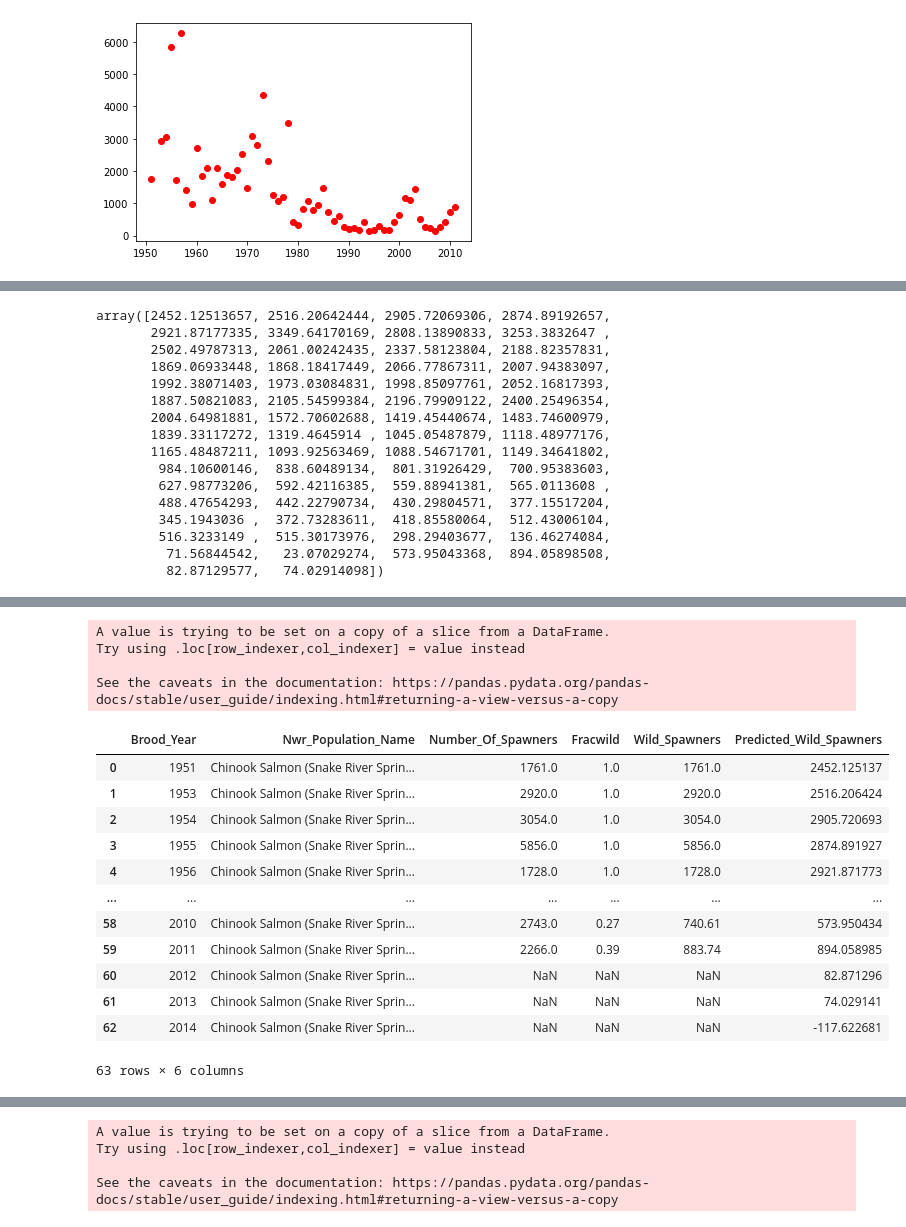
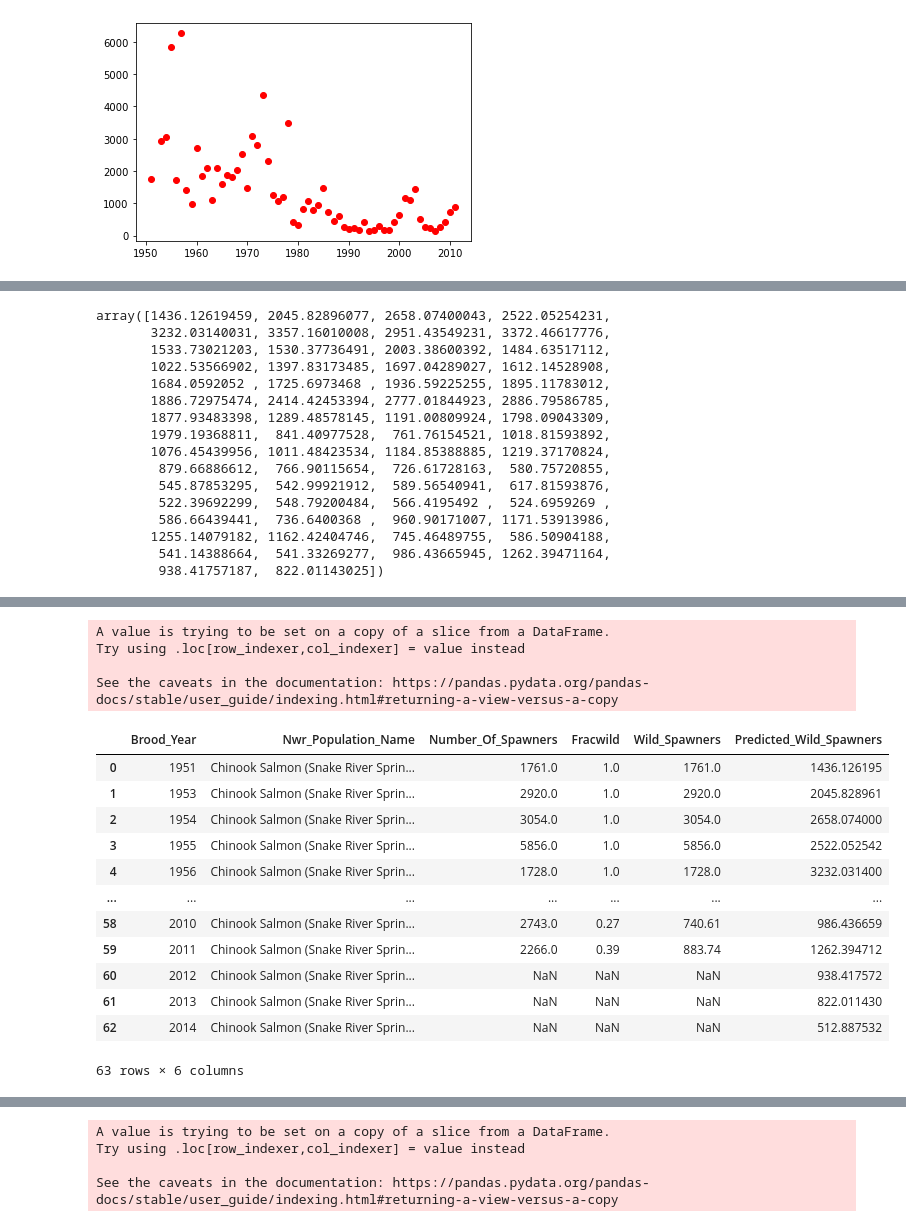
Before and after one commit to travorhouse12/Salmon_Analysis, a Jupyter notebook: salmon_ml_linear_model_ws.ipynb, the cells around one changed output, grey strips where cells are left out. Cells and saved outputs as stored; diff of their text form; code cells hidden in the pictures.

```diff
--- a/salmon_ml_linear_model_ws.ipynb
+++ b/salmon_ml_linear_model_ws.ipynb
@@ -78,7 +78,7 @@ plt.show()
 # %%
 # Create our Feature for target_df
 # X = scaled_target_df[['Wild_Spawners_Prev_Yr_Sc', 'Wild_Spawners_Two_Yrs_Prior_Sc', 'Wild_Spawners_Three_Yrs_Prior_Sc']]
-X = target_df[['Brood_Year', 'Wild_Spawners_Prev_Yr', 'Wild_Spawners_Two_Yrs_Prior', 'Wild_Spawners_Three_Yrs_Prior']]
+X = target_df[['Wild_Spawners_Prev_Yr', 'Wild_Spawners_Two_Yrs_Prior', 'Wild_Spawners_Three_Yrs_Prior']]
 # Create our Target
 y = target_df['Wild_Spawners']
 # %%
@@ -190,27 +190,27 @@ target_df.tail()
 | 61 | 2013 | Chinook Salmon (Snake River Sprin... | NaN | NaN | NaN | 109.56 | ... |
 # %%
 # Create our Feature for prediction
-X_predict =  target_df[['Brood_Year', 'Wild_Spawners_Prev_Yr', 'Wild_Spawners_Two_Yrs_Prior', 'Wild_Spawners_Three_Yrs_Prior']]
+X_predict =  target_df[['Wild_Spawners_Prev_Yr', 'Wild_Spawners_Two_Yrs_Prior', 'Wild_Spawners_Three_Yrs_Prior']]
 
 predictions_2013 = l_regr.predict(X_predict)
 predictions_2013
 # %% [output]
-array([2452.12513657, 2516.20642444, 2905.72069306, 2874.89192657,
-       2921.87177335, 3349.64170169, 2808.13890833, 3253.3832647 ,
-       2502.49787313, 2061.00242435, 2337.58123804, 2188.82357831,
-       1869.06933448, 1868.18417449, 2066.77867311, 2007.94383097,
-       1992.38071403, 1973.03084831, 1998.85097761, 2052.16817393,
-       1887.50821083, 2105.54599384, 2196.79909122, 2400.25496354,
-       2004.64981881, 1572.70602688, 1419.45440674, 1483.74600979,
-       1839.33117272, 1319.4645914 , 1045.05487879, 1118.48977176,
-       1165.48487211, 1093.92563469, 1088.54671701, 1149.34641802,
-        984.10600146,  838.60489134,  801.31926429,  700.95383603,
-        627.98773206,  592.42116385,  559.88941381,  565.0113608 ,
-        488.47654293,  442.22790734,  430.29804571,  377.15517204,
-        345.1943036 ,  372.73283611,  418.85580064,  512.43006104,
-        516.3233149 ,  515.30173976,  298.29403677,  136.46274084,
-         71.56844542,   23.07029274,  573.95043368,  894.05898508,
-         82.87129577,   74.02914098])
+array([1436.12619459, 2045.82896077, 2658.07400043, 2522.05254231,
+       3232.03140031, 3357.16010008, 2951.43549231, 3372.46617776,
+       1533.73021203, 1530.37736491, 2003.38600392, 1484.63517112,
+       1022.53566902, 1397.83173485, 1697.04289027, 1612.14528908,
+       1684.0592052 , 1725.6973468 , 1936.59225255, 1895.11783012,
+       1886.72975474, 2414.42453394, 2777.01844923, 2886.79586785,
+       1877.93483398, 1289.48578145, 1191.00809924, 1798.09043309,
+       1979.19368811,  841.40977528,  761.76154521, 1018.81593892,
+       1076.45439956, 1011.48423534, 1184.85388885, 1219.37170824,
+        879.66886612,  766.90115654,  726.61728163,  580.75720855,
+        545.87853295,  542.99921912,  589.56540941,  617.81593876,
+        522.39692299,  548.79200484,  566.4195492 ,  524.6959269 ,
+        586.66439441,  736.6400368 ,  960.90171007, 1171.53913986,
+       1255.14079182, 1162.42404746,  745.46489755,  586.50904188,
+        541.14388664,  541.33269277,  986.43665945, 1262.39471164,
+        938.41757187,  822.01143025])
 # %%
 # Predict Wild Spawners for 2014
 # Create a row to append to target_df
@@ -235,32 +235,32 @@ target_df.tail()
 | 62 | 2014 | Chinook Salmon (Snake River Sprin... | NaN | NaN | NaN | 96.98 | ... |
 # %%
 # Create our Feature for prediction
-X_predict =  target_df[['Brood_Year', 'Wild_Spawners_Prev_Yr', 'Wild_Spawners_Two_Yrs_Prior', 'Wild_Spawners_Three_Yrs_Prior']]
+X_predict =  target_df[['Wild_Spawners_Prev_Yr', 'Wild_Spawners_Two_Yrs_Prior', 'Wild_Spawners_Three_Yrs_Prior']]
 
 predictions_2014 = l_regr.predict(X_predict)
 
 # Add Predictions to Data_Frame
 predict_df = target_df[['Brood_Year', 'Nwr_Population_Name', 'Number_Of_Spawners', 'Fracwild', 'Wild_Spawners']]
 predict_df['Predicted_Wild_Spawners'] = predictions_2014
 
 predict_df
 # %% [output]
 A value is trying to be set on a copy of a slice from a DataFrame.
 Try using .loc[row_indexer,col_indexer] = value instead
 
 See the caveats in the documentation: https://pandas.pydata.org/pandas-docs/stable/user_guide/indexing.html#returning-a-view-versus-a-copy
 |  | Brood_Year | Nwr_Population_Name | Number_Of_Spawners | Fracwild | Wild_Spawners | Predicted_Wild_Spawners |
-| 0 | 1951 | Chinook Salmon (Snake River Sprin... | 1761.0 | 1.0 | 1761.0 | 2452.125137 |
-| 1 | 1953 | Chinook Salmon (Snake River Sprin... | 2920.0 | 1.0 | 2920.0 | 2516.206424 |
-| 2 | 1954 | Chinook Salmon (Snake River Sprin... | 3054.0 | 1.0 | 3054.0 | 2905.720693 |
-| 3 | 1955 | Chinook Salmon (Snake River Sprin... | 5856.0 | 1.0 | 5856.0 | 2874.891927 |
-| 4 | 1956 | Chinook Salmon (Snake River Sprin... | 1728.0 | 1.0 | 1728.0 | 2921.871773 |
+| 0 | 1951 | Chinook Salmon (Snake River Sprin... | 1761.0 | 1.0 | 1761.0 | 1436.126195 |
+| 1 | 1953 | Chinook Salmon (Snake River Sprin... | 2920.0 | 1.0 | 2920.0 | 2045.828961 |
+| 2 | 1954 | Chinook Salmon (Snake River Sprin... | 3054.0 | 1.0 | 3054.0 | 2658.074000 |
+| 3 | 1955 | Chinook Salmon (Snake River Sprin... | 5856.0 | 1.0 | 5856.0 | 2522.052542 |
+| 4 | 1956 | Chinook Salmon (Snake River Sprin... | 1728.0 | 1.0 | 1728.0 | 3232.031400 |
 | ... | ... | ... | ... | ... | ... | ... |
-| 58 | 2010 | Chinook Salmon (Snake River Sprin... | 2743.0 | 0.27 | 740.61 | 573.950434 |
-| 59 | 2011 | Chinook Salmon (Snake River Sprin... | 2266.0 | 0.39 | 883.74 | 894.058985 |
-| 60 | 2012 | Chinook Salmon (Snake River Sprin... | NaN | NaN | NaN | 82.871296 |
-| 61 | 2013 | Chinook Salmon (Snake River Sprin... | NaN | NaN | NaN | 74.029141 |
-| 62 | 2014 | Chinook Salmon (Snake River Sprin... | NaN | NaN | NaN | -117.622681 |
+| 58 | 2010 | Chinook Salmon (Snake River Sprin... | 2743.0 | 0.27 | 740.61 | 986.436659 |
+| 59 | 2011 | Chinook Salmon (Snake River Sprin... | 2266.0 | 0.39 | 883.74 | 1262.394712 |
+| 60 | 2012 | Chinook Salmon (Snake River Sprin... | NaN | NaN | NaN | 938.417572 |
+| 61 | 2013 | Chinook Salmon (Snake River Sprin... | NaN | NaN | NaN | 822.011430 |
+| 62 | 2014 | Chinook Salmon (Snake River Sprin... | NaN | NaN | NaN | 512.887532 |
 63 rows × 6 columns
 # %%
 # create csv
```
Also changed, not shown: parts of 7 cells of this notebook, 11 other files.
